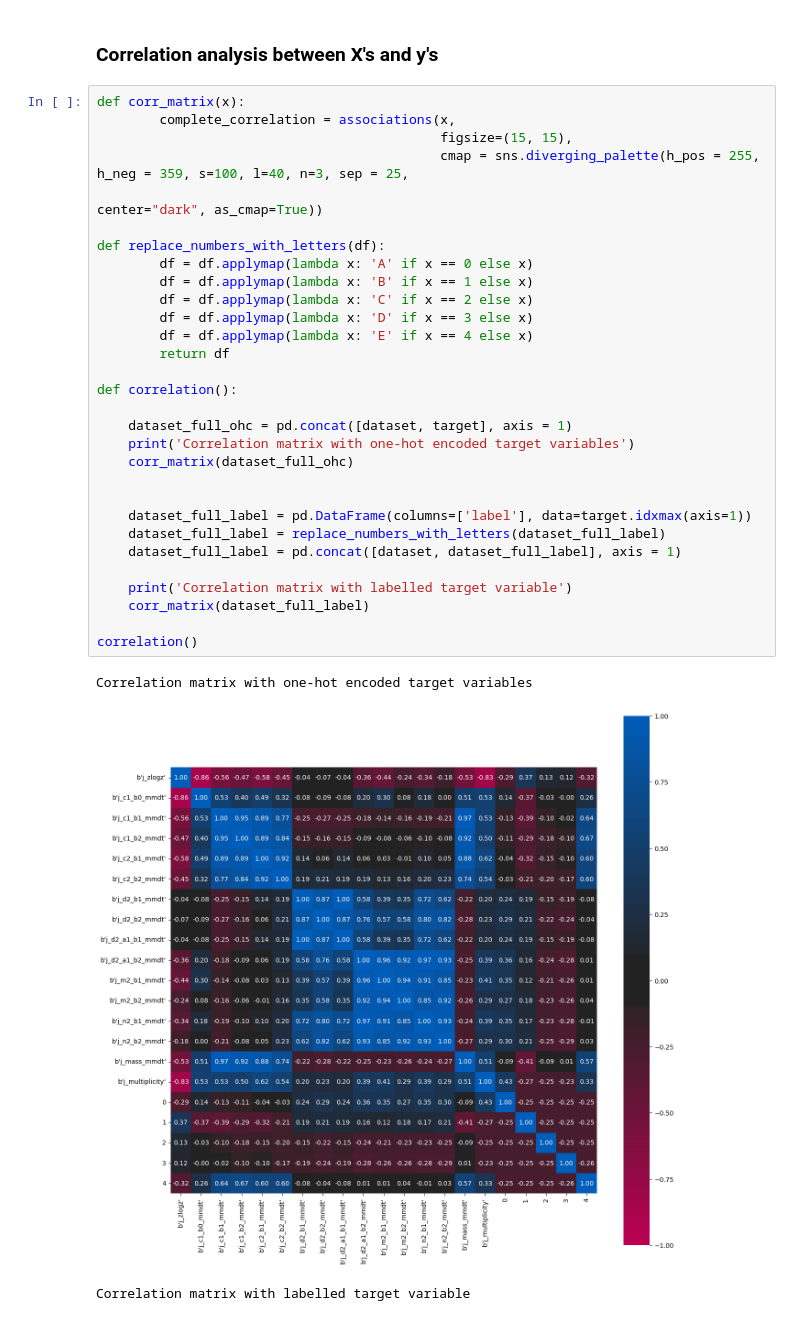
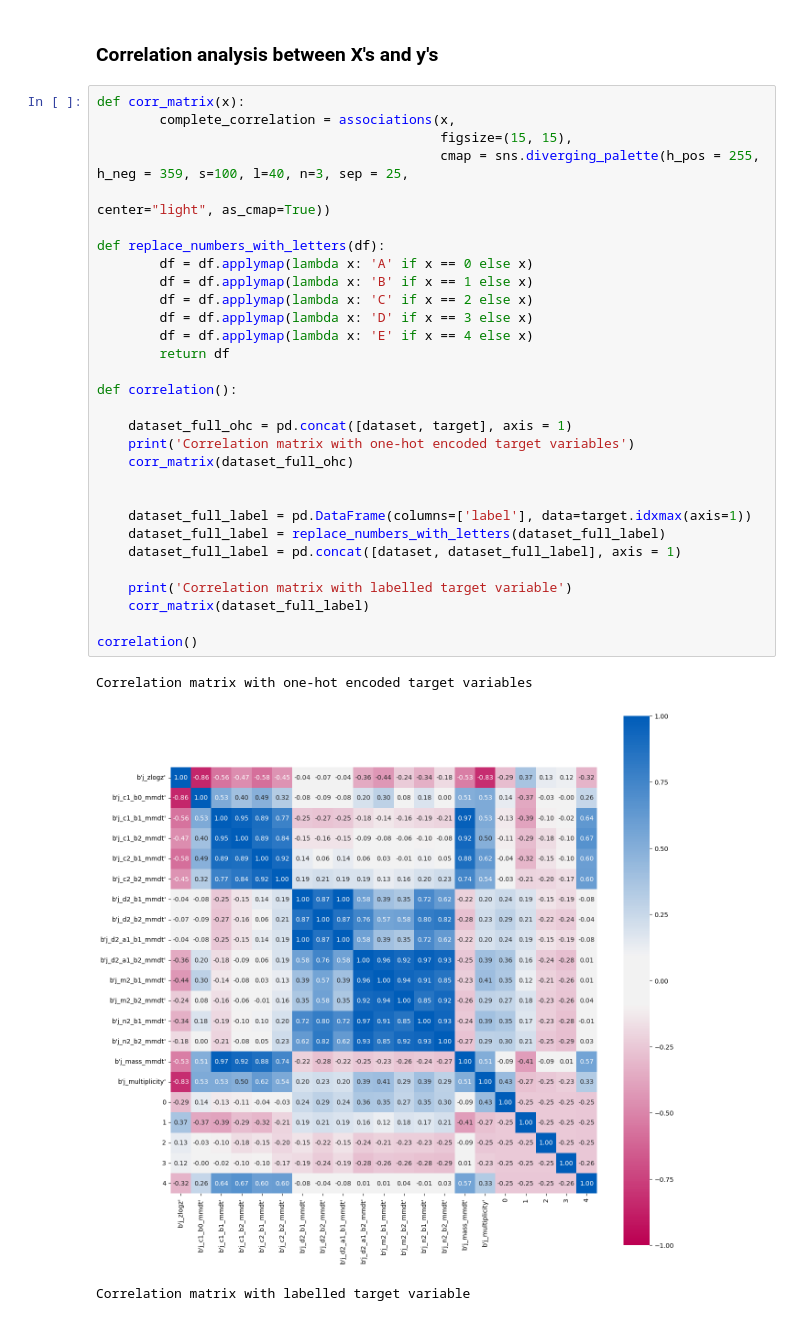
Before and after one commit to vincenzojrs/Machine-Learning-Exploration-for-Collider-Physics, a Jupyter notebook: main/main.ipynb, the cells around one changed output. Saved outputs shown, nothing was run; the diff lists cells and outputs as text.

Commit message:
fixed heatmap colormap for light environment

```diff
--- a/main/main.ipynb
+++ b/main/main.ipynb
@@ -170,33 +170,33 @@ dtype: float64
 def corr_matrix(x):
         complete_correlation = associations(x,
                                             figsize=(15, 15),
                                             cmap = sns.diverging_palette(h_pos = 255, h_neg = 359, s=100, l=40, n=3, sep = 25,
-                                                                         center="dark", as_cmap=True))
+                                                                         center="light", as_cmap=True))
 
 def replace_numbers_with_letters(df):
         df = df.applymap(lambda x: 'A' if x == 0 else x)
         df = df.applymap(lambda x: 'B' if x == 1 else x)
         df = df.applymap(lambda x: 'C' if x == 2 else x)
         df = df.applymap(lambda x: 'D' if x == 3 else x)
         df = df.applymap(lambda x: 'E' if x == 4 else x)
         return df
 
 def correlation():
 
     dataset_full_ohc = pd.concat([dataset, target], axis = 1)
     print('Correlation matrix with one-hot encoded target variables')
     corr_matrix(dataset_full_ohc)
 
 
     dataset_full_label = pd.DataFrame(columns=['label'], data=target.idxmax(axis=1))
     dataset_full_label = replace_numbers_with_letters(dataset_full_label)
     dataset_full_label = pd.concat([dataset, dataset_full_label], axis = 1)
 
     print('Correlation matrix with labelled target variable')
     corr_matrix(dataset_full_label)
 
 correlation()
 # %% [output]
 Correlation matrix with one-hot encoded target variables
-[figure, old version]
+[figure, new version]
 Correlation matrix with labelled target variable
```
Also changed, not shown: parts of 1 cell of this notebook.
